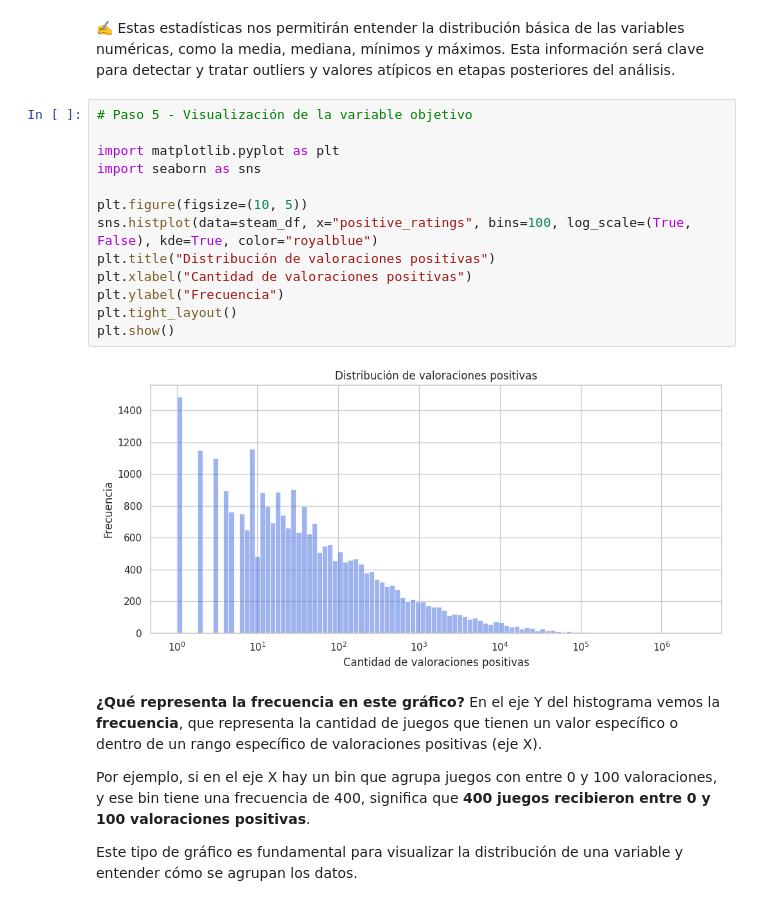
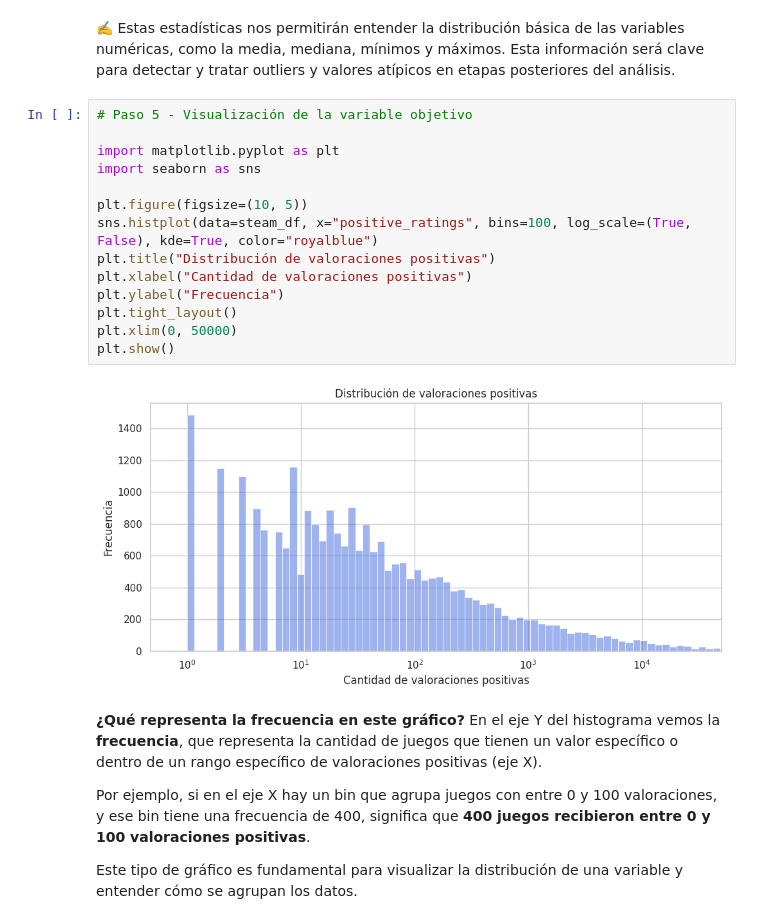
Before and after one commit to LuckDwn/Data-Science-II-Luca-Montenegro, a Jupyter notebook: Proyecto Final - Data Science II - Luca Montenegro.ipynb, the cells around one changed output. Cells and saved outputs as stored; diff of their text form.

```diff
--- a/Proyecto Final - Data Science II - Luca Montenegro.ipynb
+++ b/Proyecto Final - Data Science II - Luca Montenegro.ipynb
@@ -232,18 +232,19 @@ valores atípicos en etapas posteriores del análisis.
 # %%
 # Paso 5 - Visualización de la variable objetivo
 
 import matplotlib.pyplot as plt
 import seaborn as sns
 
 plt.figure(figsize=(10, 5))
 sns.histplot(data=steam_df, x="positive_ratings", bins=100, log_scale=(True, False), kde=True, color="royalblue")
 plt.title("Distribución de valoraciones positivas")
 plt.xlabel("Cantidad de valoraciones positivas")
 plt.ylabel("Frecuencia")
 plt.tight_layout()
+plt.xlim(0, 50000)
 plt.show()
 # %% [output]
-[figure, old version]
+[figure, new version]
 # %% [markdown]
  **¿Qué representa la frecuencia en este gráfico?**
 En el eje Y del histograma vemos la **frecuencia**, que representa la cantidad de juegos que tienen un valor específico
```
Also changed, not shown: parts of 6 cells of this notebook.
